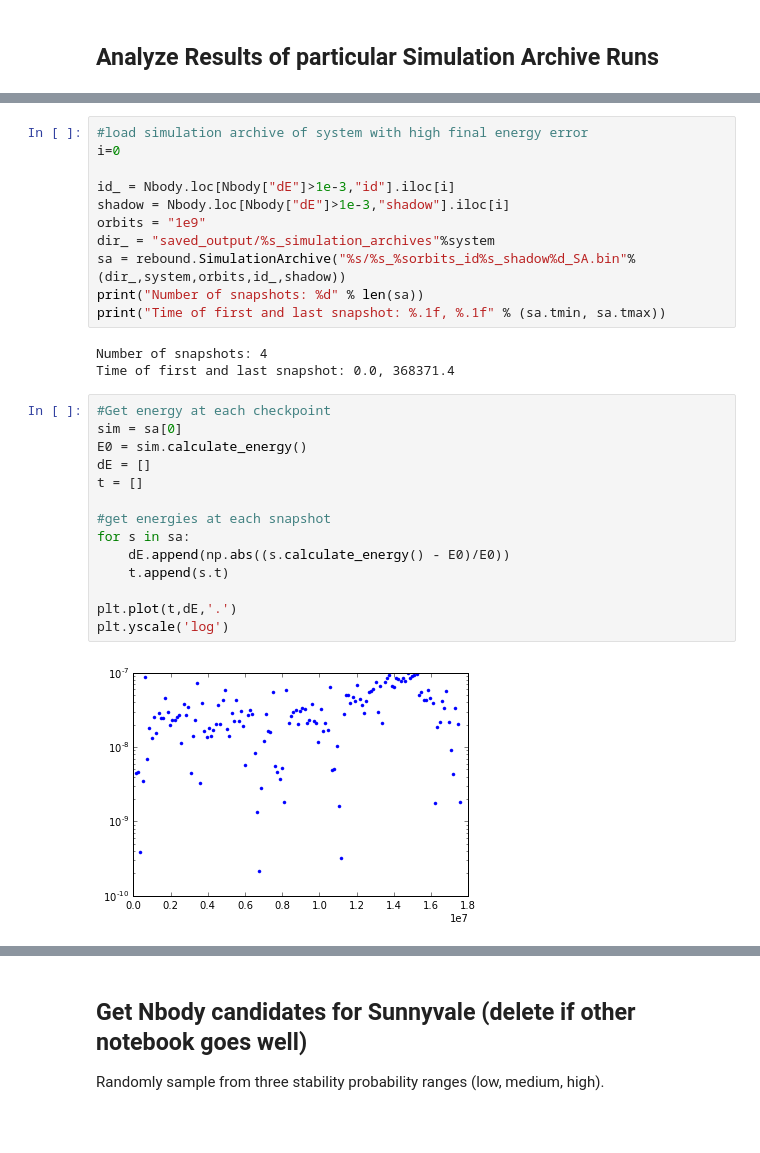
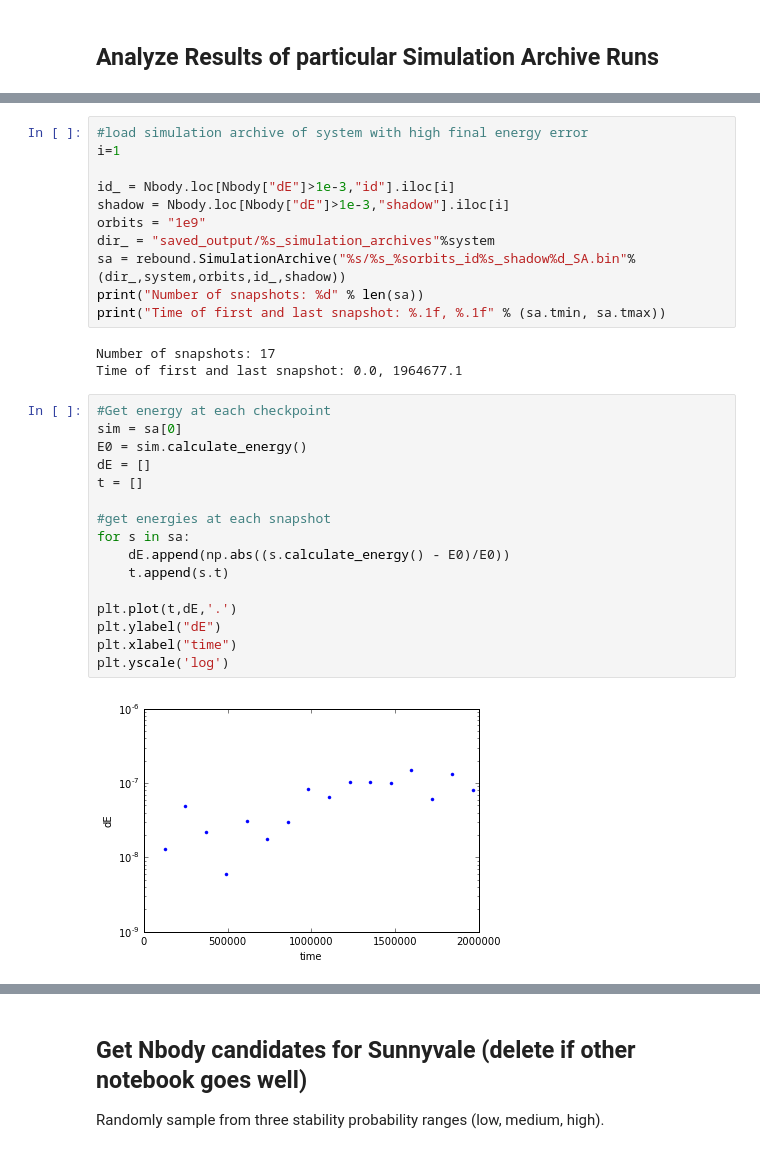
Before and after one commit to afcarl/stability_predict, a Jupyter notebook: analyzesystem.ipynb, the cells around one changed output, grey strips where cells are left out. Drawn from its saved outputs; the diff is of its cells as text; blank space fills up the shorter version.

```diff
--- a/analyzesystem.ipynb
+++ b/analyzesystem.ipynb
@@ -182,7 +182,7 @@ Nbody.loc[Nbody["dE"]>1e-3]
 | 12 | KOI-2086_1e9orbits_id1749_shadow0 | 1749 | 0 | 1.000000e+09 | 17670230.0 | 0.009761 | 6208.6850 |
 # %%
 #load simulation archive of system with high final energy error
-i=0
+i=1
 
 id_ = Nbody.loc[Nbody["dE"]>1e-3,"id"].iloc[i]
 shadow = Nbody.loc[Nbody["dE"]>1e-3,"shadow"].iloc[i]
@@ -192,22 +192,24 @@ sa = rebound.SimulationArchive("%s/%s_%sorbits_id%s_shadow%d_SA.bin"%(dir_,syste
 print("Number of snapshots: %d" % len(sa))
 print("Time of first and last snapshot: %.1f, %.1f" % (sa.tmin, sa.tmax))
 # %% [output]
-Number of snapshots: 4
-Time of first and last snapshot: 0.0, 368371.4
+Number of snapshots: 17
+Time of first and last snapshot: 0.0, 1964677.1
 # %%
 #Get energy at each checkpoint
 sim = sa[0]
 E0 = sim.calculate_energy()
 dE = []
 t = []
 
 #get energies at each snapshot
 for s in sa:
     dE.append(np.abs((s.calculate_energy() - E0)/E0))
     t.append(s.t)
 
 plt.plot(t,dE,'.')
+plt.ylabel("dE")
+plt.xlabel("time")
 plt.yscale('log')
 # %% [output]
-[figure, old version]
+[figure, new version]
 # %%
```
Also changed, not shown: parts of 4 cells of this notebook.
